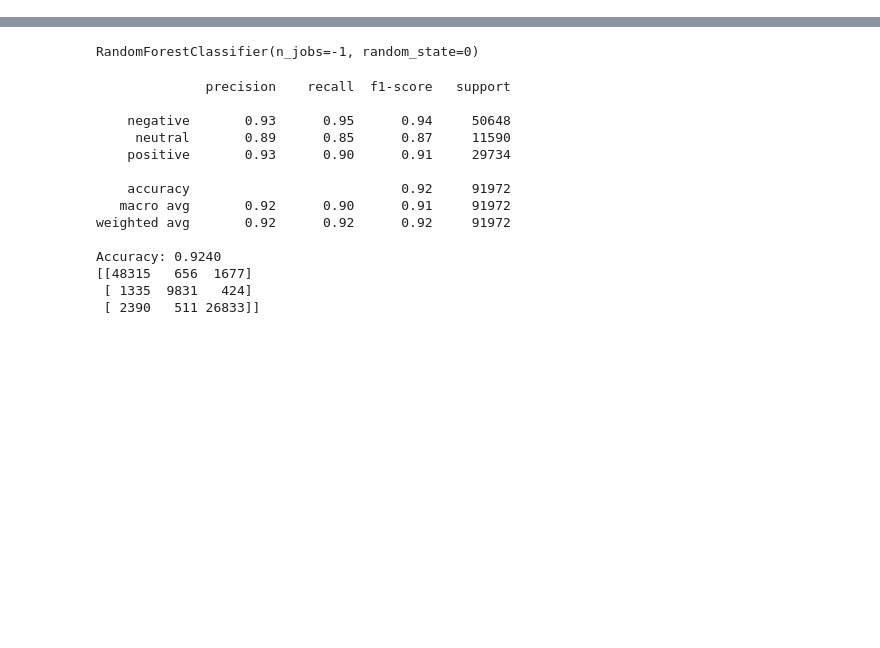
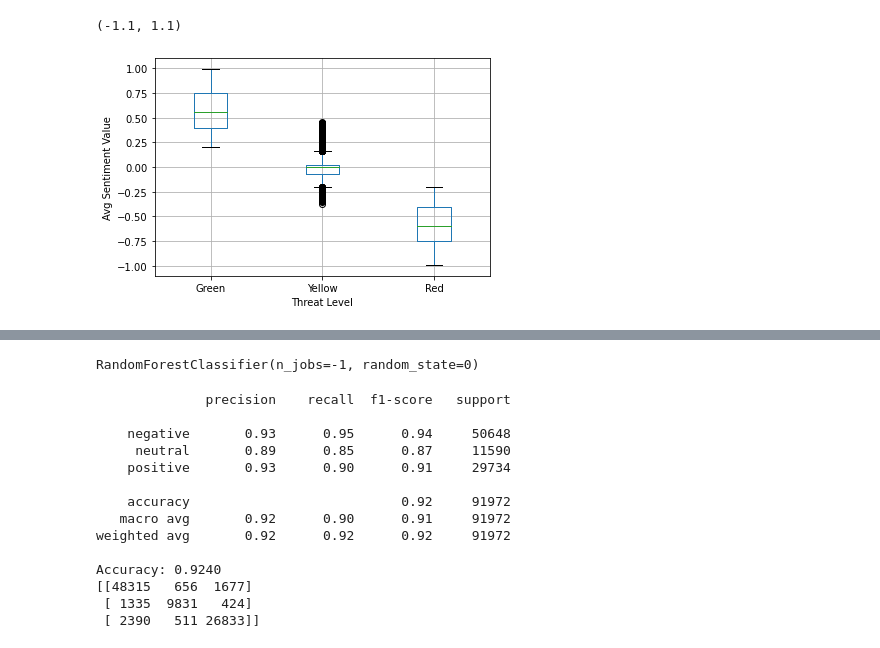
Before and after one commit to AlexLanier/Capstone, a Jupyter notebook: SentimentAnalysis.ipynb, the cells around one changed output, grey strips where cells are left out. Cells and saved outputs as stored; diff of their text form; code cells hidden in the pictures; blank space fills up the shorter version.

```diff
--- a/SentimentAnalysis.ipynb
+++ b/SentimentAnalysis.ipynb
@@ -51,0 +102,25 @@ df
+# %%
+##Data Frame where duplicate tweets of Users are dropped
+no_dupes_df = df.drop_duplicates(subset='User')
+
+# BoxPlot of distribution of Avg sentiment values based on Threat Level
+green = []
+yellow = []
+red = []
+
+for index, row in no_dupes_df.iterrows():
+    if row['Threat'] == "Red":
+        red.append(row['AvgSentimentLevel'])
+    elif row['Threat'] == "Yellow":
+        yellow.append(row['AvgSentimentLevel'])
+    elif row['Threat'] == "Green":
+        green.append(row['AvgSentimentLevel'])
+
+df1 = pd.DataFrame(list(zip(green, yellow, red)), columns=["Green", "Yellow", "Red"])
+boxplot = df1.boxplot(column=["Green", "Yellow", "Red"])
+boxplot.set_ylabel('Avg Sentiment Value')
+boxplot.set_xlabel('Threat Level')
+boxplot.set_ylim(-1.1, 1.1)
+# %% [output]
+(-1.1, 1.1)
+[figure, added]
```
Also changed, not shown: parts of 15 cells of this notebook.
